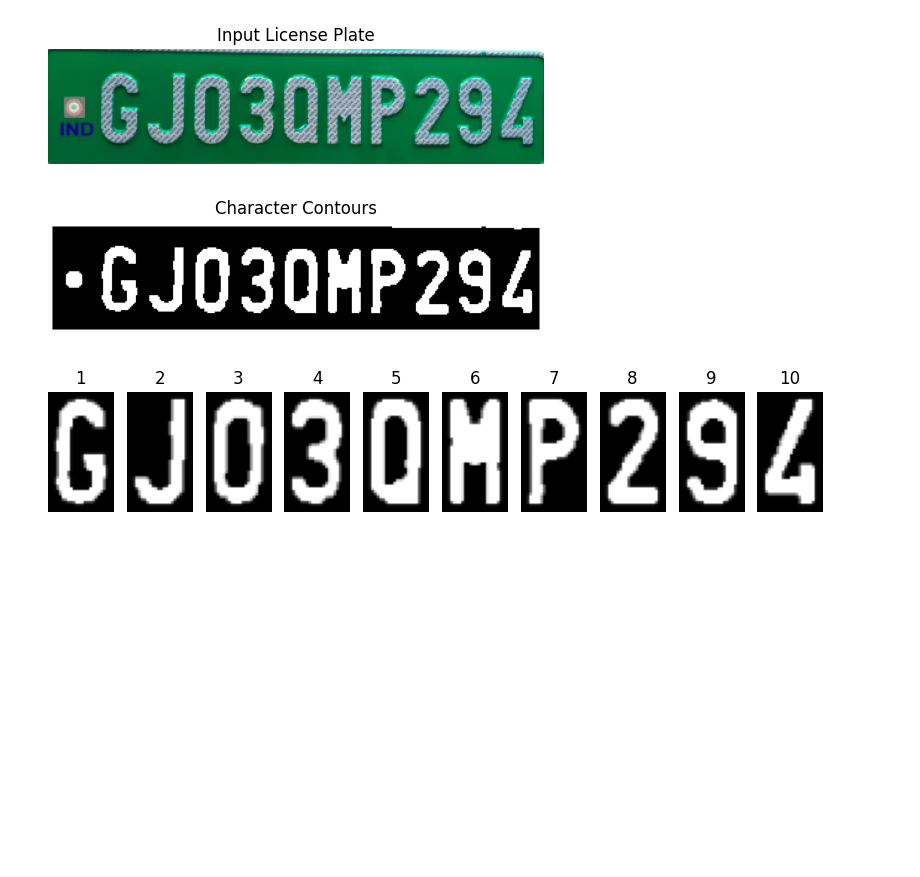
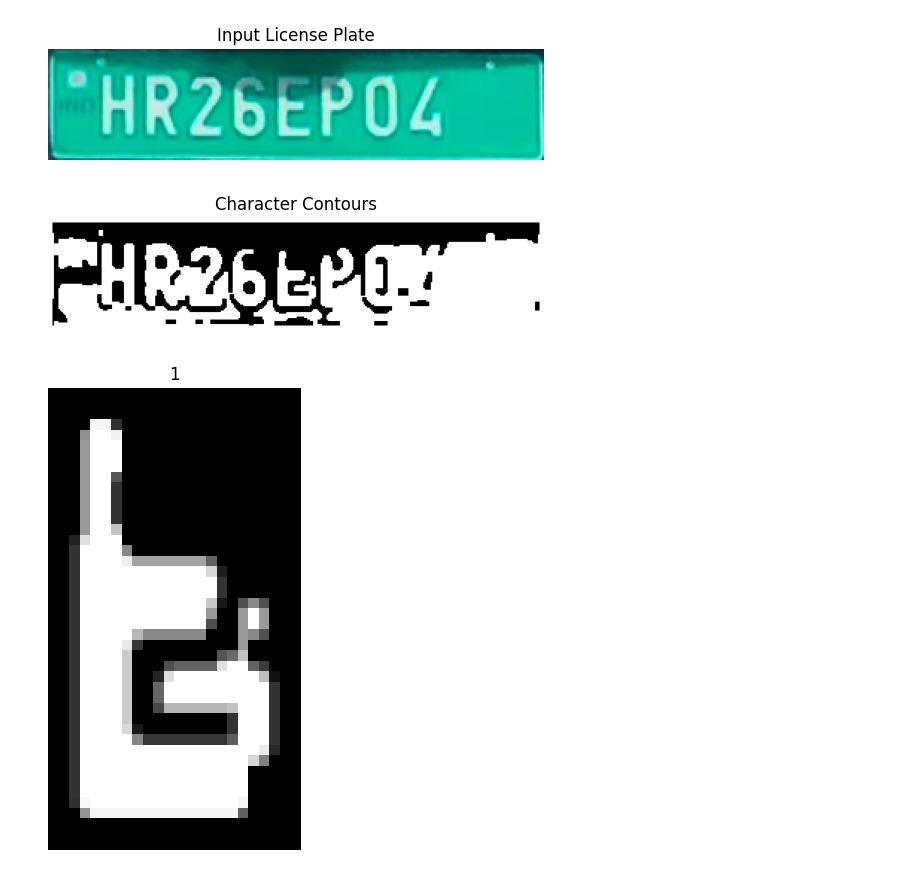
Before and after one commit to Amit-Ramrakhyani/License-Plate-Recognition, a Jupyter notebook: model/recognition-2.ipynb, the cells around one changed output. Saved outputs shown, nothing was run; the diff lists cells and outputs as text; code cells hidden in the pictures; blank space fills up the shorter version.

Commit message:
Updated for Green & Yellow License Plate

```diff
--- a/model/recognition-2.ipynb
+++ b/model/recognition-2.ipynb
@@ -147,30 +147,30 @@ def show_results(char_list):
     return plate_number
 # %%
 # Load and process the license plate image
-license_plate_img = cv2.imread('../images/input/plate4.png')
+license_plate_img = cv2.imread('../images/input/plate5.png')
 
 # Display the original license plate image
 plt.imshow(cv2.cvtColor(license_plate_img, cv2.COLOR_BGR2RGB))
 plt.title('Input License Plate')
 plt.axis('off')
 plt.show()
 
 # Segment characters from the license plate
 char_list = segment_characters(license_plate_img)
 
 # Display segmented characters
 plt.figure(figsize=(10, 6))
 for i, ch in enumerate(char_list):
     plt.subplot(1, len(char_list), i + 1)
     plt.imshow(ch, cmap='gray')
     plt.title(f'{i + 1}')
     plt.axis('off')
 plt.show()
 
 # Predict characters
 plate_number = show_results(char_list)
 print(f"Predicted License Plate Number: {plate_number}")
 # %% [output]
-[figure, old version]
+[figure, new version]
-[figure, old version]
+[figure, new version]
-[figure, old version]
+[figure, new version]
```
Also changed, not shown: parts of 3 cells of this notebook, 2 other files.
